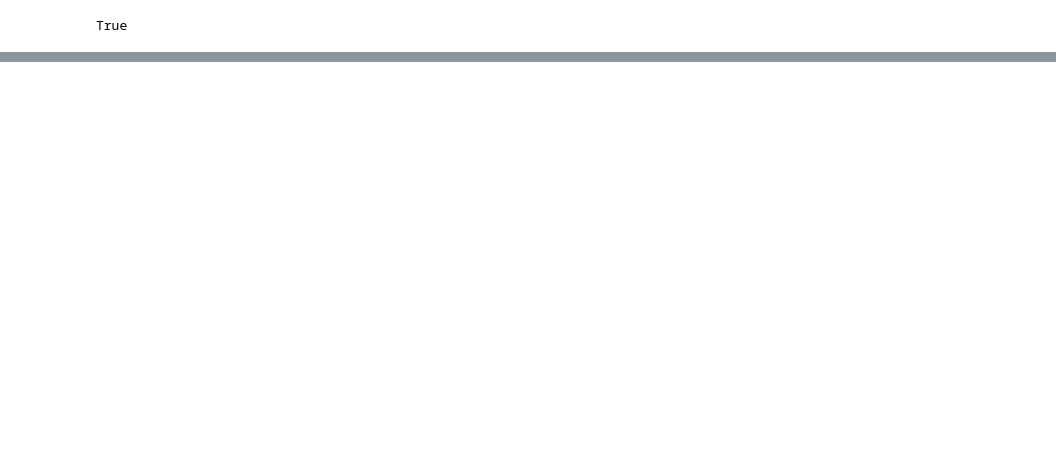
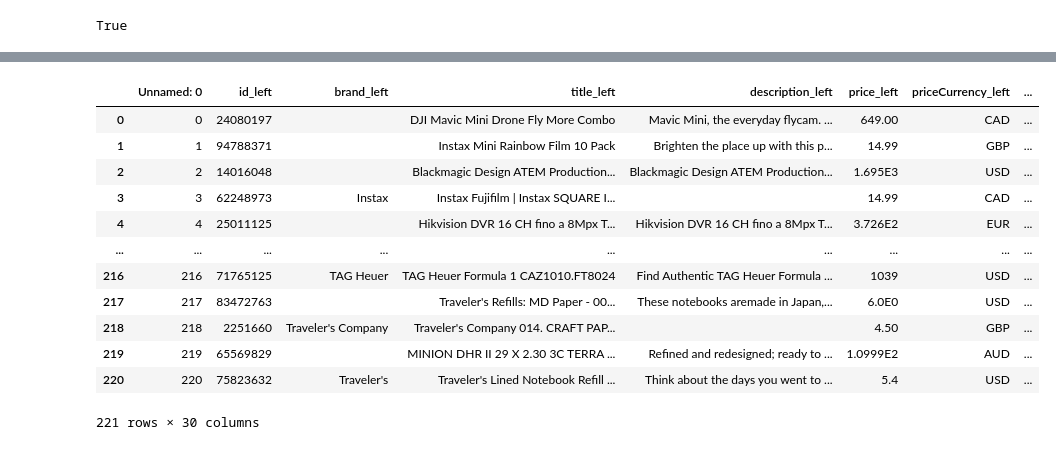
Before and after one commit to paulburkhardt/Entity-Matching-With-LLMs, a Jupyter notebook: notebooks/sequential_pipeline.ipynb, the cells around one changed output, grey strips where cells are left out. Saved outputs shown, nothing was run; the diff lists cells and outputs as text; code cells hidden in the pictures; blank space fills up the shorter version.

```diff
--- a/notebooks/sequential_pipeline.ipynb
+++ b/notebooks/sequential_pipeline.ipynb
@@ -266,3 +318,19 @@ See the caveats in the documentation: https://pandas.pydata.org/pandas-docs/stab
+# %%
+df
+# %% [output]
+|  | Unnamed: 0 | id_left | brand_left | title_left | description_left | price_left | priceCurrency_left | ... |
+| 0 | 0 | 24080197 |  | DJI Mavic Mini Drone Fly More Combo | Mavic Mini, the everyday flycam. ... | 649.00 | CAD | ... |
+| 1 | 1 | 94788371 |  | Instax Mini Rainbow Film 10 Pack | Brighten the place up with this p... | 14.99 | GBP | ... |
+| 2 | 2 | 14016048 |  | Blackmagic Design ATEM Production... | Blackmagic Design ATEM Production... | 1.695E3 | USD | ... |
+| 3 | 3 | 62248973 | Instax | Instax Fujifilm | Instax SQUARE I... |  | 14.99 | CAD | ... |
+| 4 | 4 | 25011125 |  | Hikvision DVR 16 CH fino a 8Mpx T... | Hikvision DVR 16 CH fino a 8Mpx T... | 3.726E2 | EUR | ... |
+| ... | ... | ... | ... | ... | ... | ... | ... | ... |
+| 216 | 216 | 71765125 | TAG Heuer | TAG Heuer Formula 1 CAZ1010.FT8024 | Find Authentic TAG Heuer Formula ... | 1039 | USD | ... |
+| 217 | 217 | 83472763 |  | Traveler's Refills: MD Paper - 00... | These notebooks aremade in Japan,... | 6.0E0 | USD | ... |
+| 218 | 218 | 2251660 | Traveler's Company | Traveler's Company 014. CRAFT PAP... |  | 4.50 | GBP | ... |
+| 219 | 219 | 65569829 |  | MINION DHR II 29 X 2.30 3C TERRA ... | Refined and redesigned; ready to ... | 1.0999E2 | AUD | ... |
+| 220 | 220 | 75823632 | Traveler's | Traveler's Lined Notebook Refill ... | Think about the days you went to ... | 5.4 | USD | ... |
+221 rows × 30 columns
 # %%
 # write df to csv
 df.to_csv(DATA_PATH, index=False)
```
Also changed, not shown: parts of 10 cells of this notebook, 10 other files.
